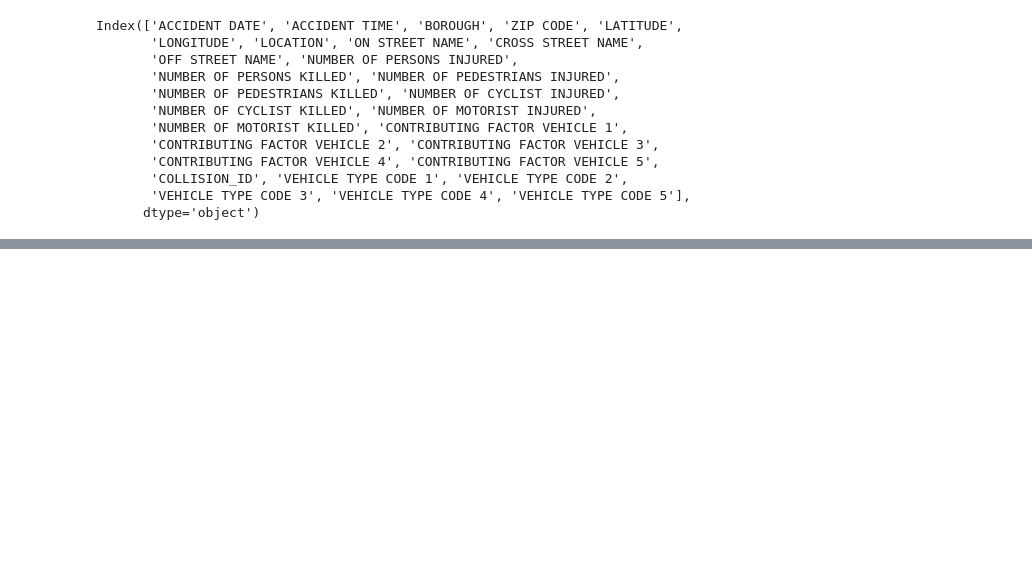
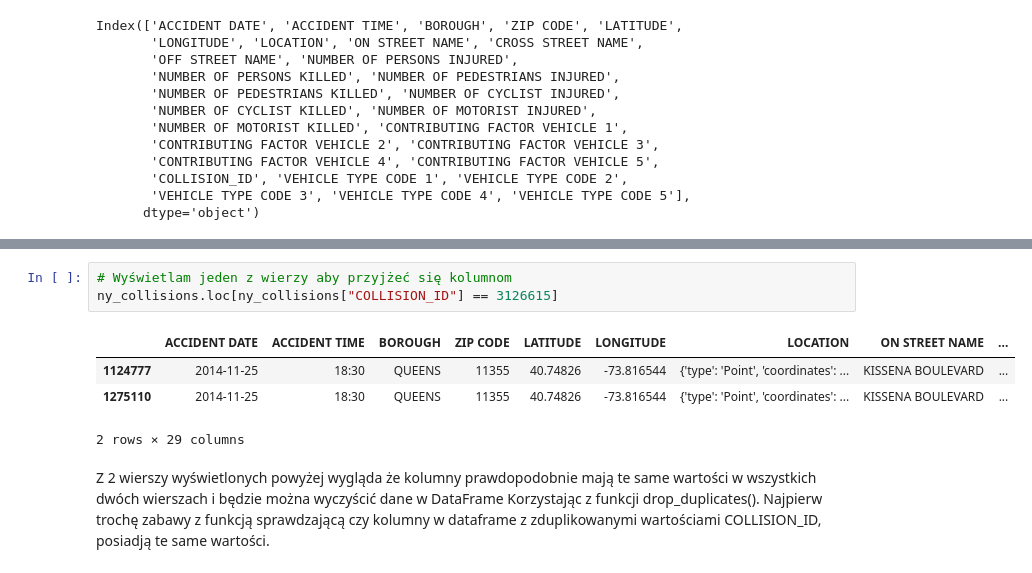
Before and after one commit to pawszm/nyc-collisions-alk, a Jupyter notebook: jupyter/ny.ipynb, the cells around one changed output, grey strips where cells are left out. Drawn from its saved outputs; the diff is of its cells as text; blank space fills up the shorter version.

Commit message:
kolumna COLLISION_ID jako klucz główny, czyszczenie DataFrame

```diff
--- a/jupyter/ny.ipynb
+++ b/jupyter/ny.ipynb
@@ -125,0 +171,10 @@ ZIP CODE:  object
+# %%
+# Wyświetlam jeden z wierzy aby przyjżeć się kolumnom
+ny_collisions.loc[ny_collisions["COLLISION_ID"] == 3126615]
+# %% [output]
+|  | ACCIDENT DATE | ACCIDENT TIME | BOROUGH | ZIP CODE | LATITUDE | LONGITUDE | LOCATION | ON STREET NAME | ... |
+| 1124777 | 2014-11-25 | 18:30 | QUEENS | 11355 | 40.74826 | -73.816544 | {'type': 'Point', 'coordinates': ... | KISSENA BOULEVARD | ... |
+| 1275110 | 2014-11-25 | 18:30 | QUEENS | 11355 | 40.74826 | -73.816544 | {'type': 'Point', 'coordinates': ... | KISSENA BOULEVARD | ... |
+2 rows × 29 columns
+# %% [markdown]
+Z 2 wierszy wyświetlonych powyżej wygląda że kolumny prawdopodobnie mają te same wartości w wszystkich dwóch wierszach i będzie można wyczyścić dane w DataFrame Korzystając z funkcji drop_duplicates(). Najpierw trochę zabawy z funkcją sprawdzającą czy kolumny w dataframe z zduplikowanymi wartościami COLLISION_ID, posiadją te same wartości.
```
Also changed, not shown: parts of 13 cells of this notebook, 1 other file.
